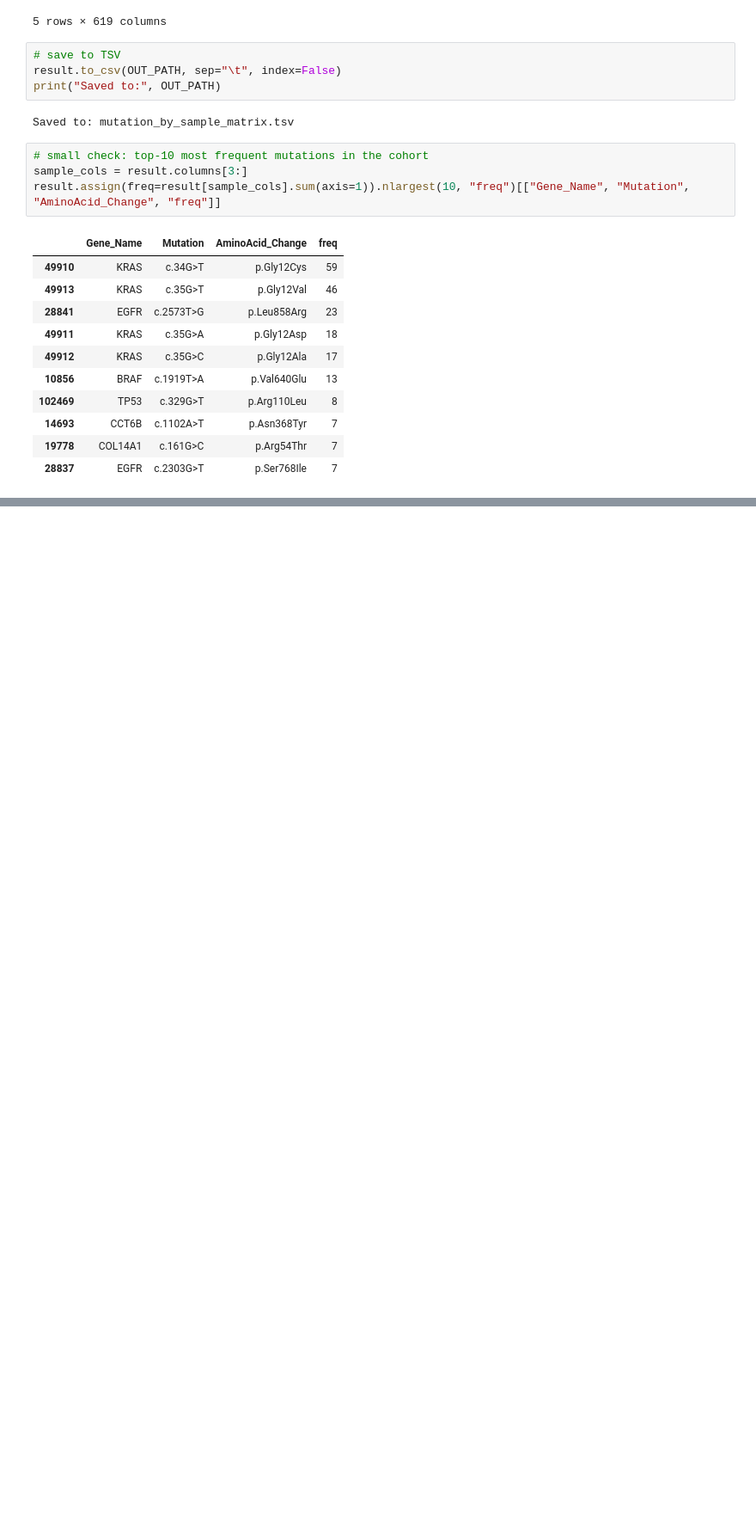
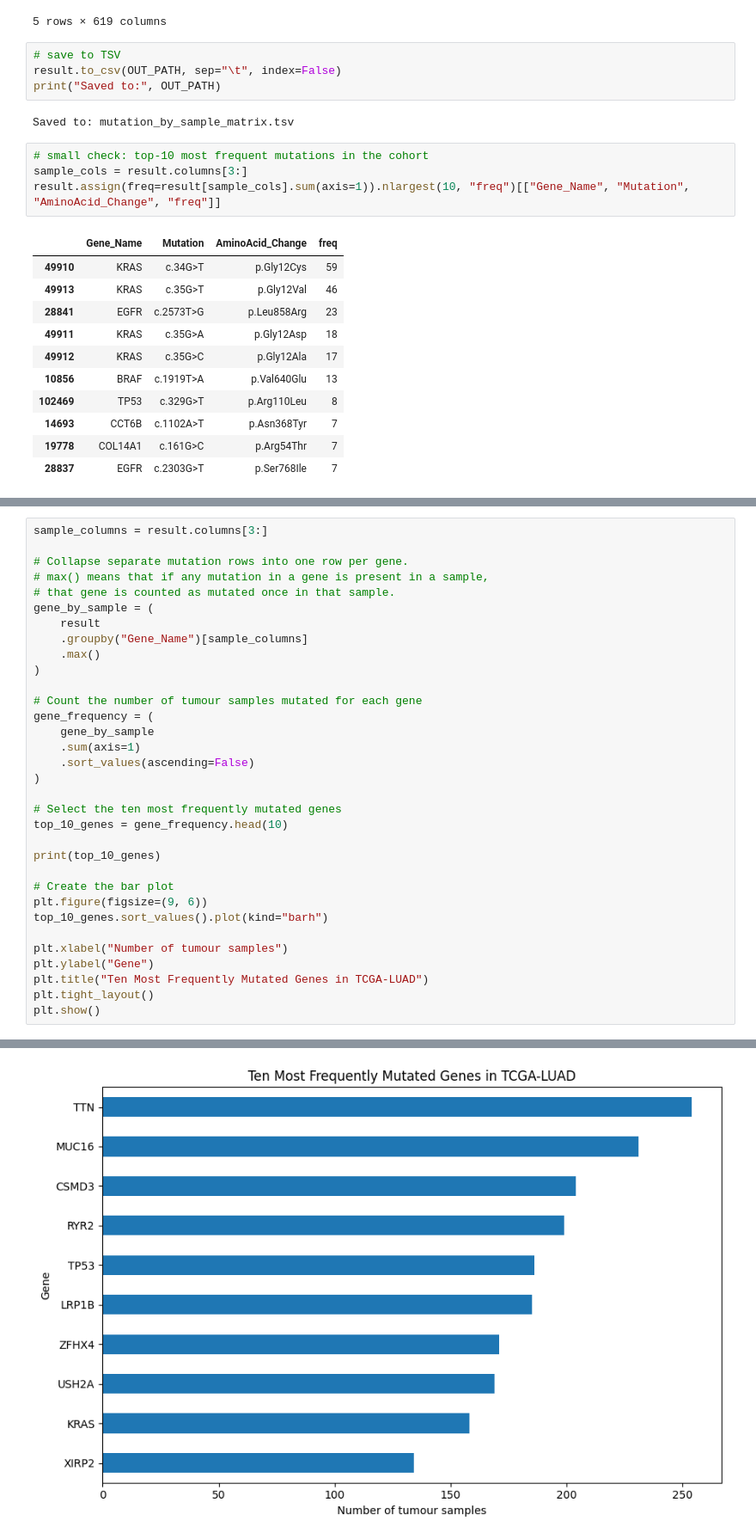
Before and after one commit to danyatennn/luad-neoantigen-pipeline, a Jupyter notebook: task5.ipynb, the cells around one changed output, grey strips where cells are left out. Shown at 86% size. Drawn from its saved outputs; the diff is of its cells as text; blank space fills up the shorter version.

```diff
--- a/task5.ipynb
+++ b/task5.ipynb
@@ -92,0 +125,34 @@ result.assign(freq=result[sample_cols].sum(axis=1)).nlargest(10, "freq")[["Gene_
+# %%
+sample_columns = result.columns[3:]
+
+# Collapse separate mutation rows into one row per gene.
+# max() means that if any mutation in a gene is present in a sample,
+# that gene is counted as mutated once in that sample.
+gene_by_sample = (
+    result
+    .groupby("Gene_Name")[sample_columns]
+    .max()
+)
+
+# Count the number of tumour samples mutated for each gene
+gene_frequency = (
+    gene_by_sample
+    .sum(axis=1)
+    .sort_values(ascending=False)
+)
+
+# Select the ten most frequently mutated genes
+top_10_genes = gene_frequency.head(10)
+
+print(top_10_genes)
+
+# Create the bar plot
+plt.figure(figsize=(9, 6))
+top_10_genes.sort_values().plot(kind="barh")
+
+plt.xlabel("Number of tumour samples")
+plt.ylabel("Gene")
+plt.title("Ten Most Frequently Mutated Genes in TCGA-LUAD")
+plt.tight_layout()
+plt.show()
+# %% [output]
@@ -92,0 +171 @@ result.assign(freq=result[sample_cols].sum(axis=1)).nlargest(10, "freq")[["Gene_
+[figure, added]
```
Also changed, not shown: parts of 3 cells of this notebook.
